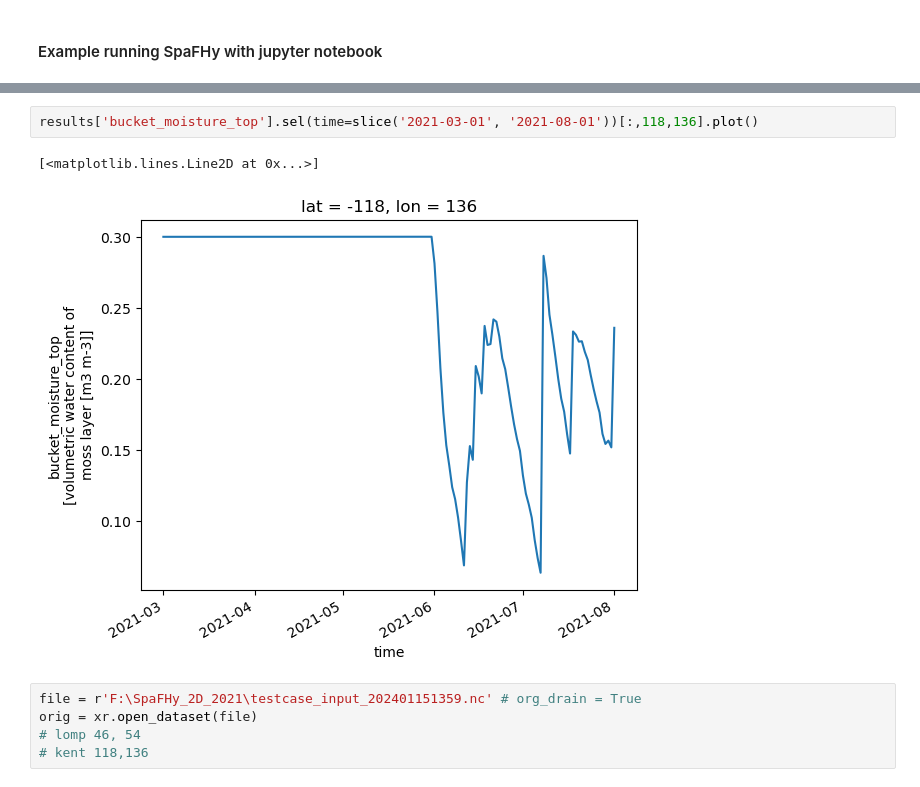
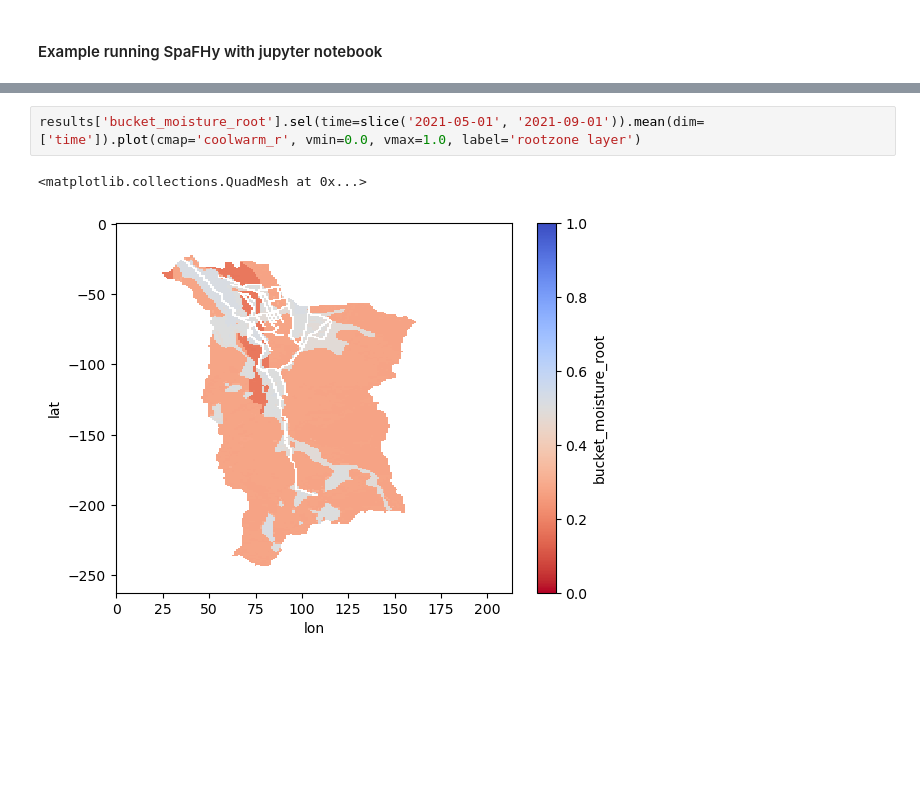
Before and after one commit to LukeEcomod/SpaFHy_v1_Pallas_2D, a Jupyter notebook: run_example.ipynb, the cells around one changed output, grey strips where cells are left out. Drawn from its saved outputs; the diff is of its cells as text; blank space fills up the shorter version.

```diff
--- a/run_example.ipynb
+++ b/run_example.ipynb
@@ -49,10 +45,5 @@ KeyboardInterrupt:
 # %%
-results['bucket_moisture_top'].sel(time=slice('2021-03-01', '2021-08-01'))[:,118,136].plot()
+results['bucket_moisture_root'].sel(time=slice('2021-05-01', '2021-09-01')).mean(dim=['time']).plot(cmap='coolwarm_r', vmin=0.0, vmax=1.0, label='rootzone layer')
 # %% [output]
-[<matplotlib.lines.Line2D at 0x...>]
+<matplotlib.collections.QuadMesh at 0x...>
-[figure, old version]
+[figure, new version]
-# %%
-file = r'F:\SpaFHy_2D_2021\testcase_input_202401151359.nc' # org_drain = True
-orig = xr.open_dataset(file)
-# lomp 46, 54
-# kent 118,136
```
Also changed, not shown: parts of 5 cells of this notebook, 1 other file.
